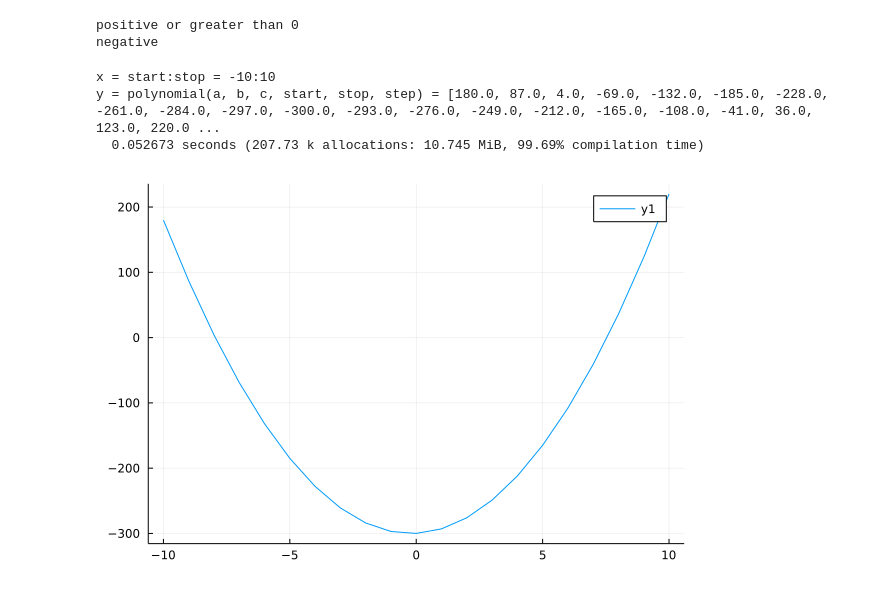
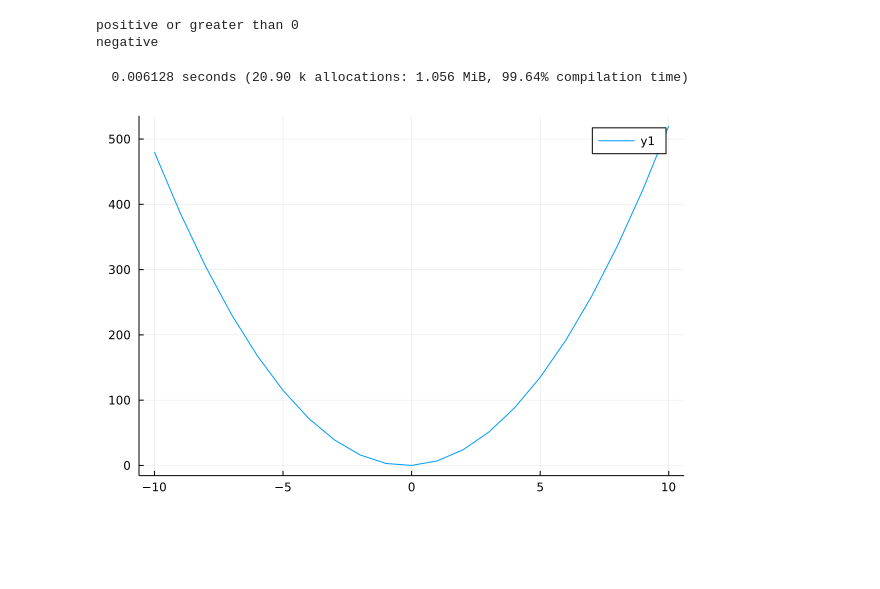
Before and after one commit to np22-jpg/COSMOS.jl, a Jupyter notebook: lab1.ipynb, the cells around one changed output. Cells and saved outputs as stored; diff of their text form; code cells hidden in the pictures; blank space fills up the shorter version.

```diff
--- a/lab1.ipynb
+++ b/lab1.ipynb
@@ -134,9 +134,9 @@ negative
 function polynomial(val1,
                     val2,
                     val3,
-                    start::Int64,
-                    stop::Int64,
-                    step::Int64)
+                    start,
+                    stop,
+                    step)
 
     yvals = zeros(Float64, 0) # make an empty array (0 elements) with a type Float64
 
@@ -146,38 +146,36 @@ function polynomial(val1,
 
     for x in start:stop # iterators are very nice
         push!(yvals, val1*x^2 + val2*x + val3) # push y values into the array
     end
 
     yvals # return is optional
 end
 
 #############################################################
 #                                                           #
 #               INITIALIZING GRAPHING VARIABLES             #
 #                                                           #
 #############################################################
 
 # graph features
 start = -10
 stop = 10
-step = 1
+step = .00001
 
 # polynomial values
 a = 5
 b = 2
-c = -300
+c = 0
 
 # Use @show to print out entire objects without needing stupid loops
 
-@show x = start:stop # use the "range" type to specify x-axis
-@time @show y = polynomial(a, b, c, start, stop, step) # generate the polynomial
+x = start:stop # use the "range" type to specify x-axis
+@time y = polynomial(a, b, c, start, stop, step) # generate the polynomial
 
 
 using Plots
 gr() # use the gr backend
 plot(x,y) # finally plot
 # %% [output]
-x = start:stop = -10:10
-y = polynomial(a, b, c, start, stop, step) = [180.0, 87.0, 4.0, -69.0, -132.0, -185.0, -228.0, -261.0, -284.0, -297.0, -300.0, -293.0, -276.0, -249.0, -212.0, -165.0, -108.0, -41.0, 36.0, 123.0, 220.0 ...
-  0.052673 seconds (207.73 k allocations: 10.745 MiB, 99.69% compilation time)
+  0.006128 seconds (20.90 k allocations: 1.056 MiB, 99.64% compilation time)
-[figure, old version]
+[figure, new version]
```
Also changed, not shown: parts of 1 cell of this notebook, 1 other file.
